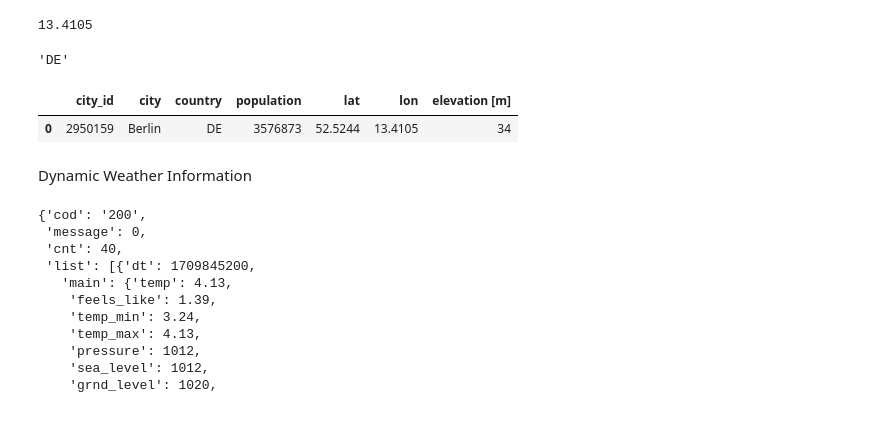
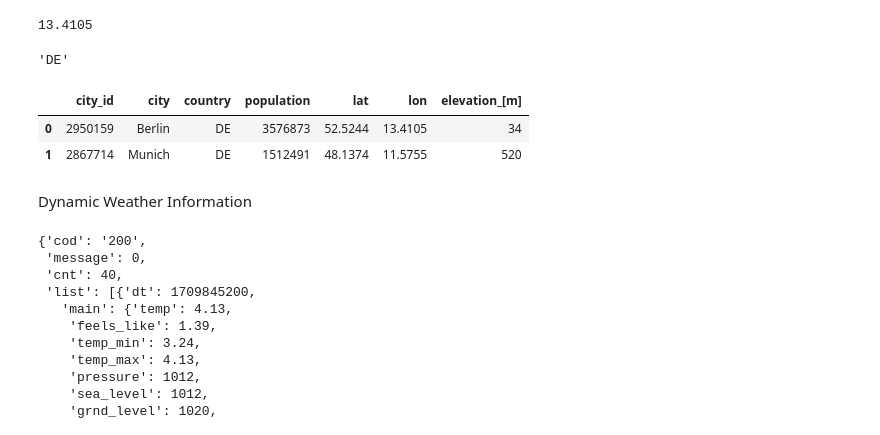
Before and after one commit to lippsmar/Data-Science-Bootcamp, a Jupyter notebook: 5_Data Pipelines on the Cloud/Notebooks/5_OpenWeather_API.ipynb, the cells around one changed output. Saved outputs shown, nothing was run; the diff lists cells and outputs as text; code cells hidden in the pictures.

```diff
--- a/5_Data Pipelines on the Cloud/Notebooks/5_OpenWeather_API.ipynb
+++ b/5_Data Pipelines on the Cloud/Notebooks/5_OpenWeather_API.ipynb
@@ -44,13 +44,22 @@ openweather_raw["city"]["country"]
 # %% [output]
 'DE'
 # %%
+import json
+import pandas as pd
 import requests
 from bs4 import BeautifulSoup
 import re
 
-cities_dict = {"city_id": [], "city": [], "country": [],"population": [], "lat": [], "lon": [], "elevation [m]": []}
+API_key = "81f1a5b752c4569a954655d748508db5"
+cities = ["Berlin", "München"]
+country_code = "DE"
+cities_dict = {"city_id": [], "city": [], "country": [],"population": [], "lat": [], "lon": [], "elevation_[m]": []}
 
 for city in cities:
+
+    url = f" https://api.openweathermap.org/data/2.5/forecast?q={city},{country_code}&appid={API_key}&units=metric"
+    openweather_raw = requests.get(url).json()
+
     cities_dict["city_id"].append(openweather_raw["city"]["id"])
     cities_dict["city"].append(openweather_raw["city"]["name"])
     cities_dict["country"].append(openweather_raw["city"]["country"])
@@ -60,36 +69,37 @@ for city in cities:
     #webscrape
     response = requests.get(f"https://en.wikipedia.org/wiki/{city}")
     soup = BeautifulSoup(response.content, 'html.parser')
     infobox = soup.find("table", {"class": "infobox ib-settlement vcard"})
 
     if infobox:
         # Search for the header containing population information
         population_data = infobox.find(string="Population")
 
         # Extract the population value if found, format number and add to list
         if population_data:
             population = population_data.find_next("td").get_text().strip().replace(",", "")
             cities_dict["population"].append(population)
         else:
             print(f"Population data not found for {city}.")
 
         # Search for elevation, extract and add to list
         elevation = infobox.find(string="Elevation")
         if elevation:
             elevation = elevation.find_next("td").get_text().strip()
             elevation = int(re.sub(r'\D', '', elevation[:5]))
-            cities_dict["elevation [m]"].append(elevation)
+            cities_dict["elevation_[m]"].append(elevation)
         else:
             elevation_list.append(None)
     else:
         print(f"Infobox not found for {city}.")
 
 
 cities_df = pd.DataFrame(cities_dict)
 cities_df
 # %% [output]
-|  | city_id | city | country | population | lat | lon | elevation [m] |
+|  | city_id | city | country | population | lat | lon | elevation_[m] |
 | 0 | 2950159 | Berlin | DE | 3576873 | 52.5244 | 13.4105 | 34 |
+| 1 | 2867714 | Munich | DE | 1512491 | 48.1374 | 11.5755 | 520 |
 # %% [markdown]
 Dynamic Weather Information
 # %%
```
Also changed, not shown: parts of 17 cells of this notebook, 6 other files.
